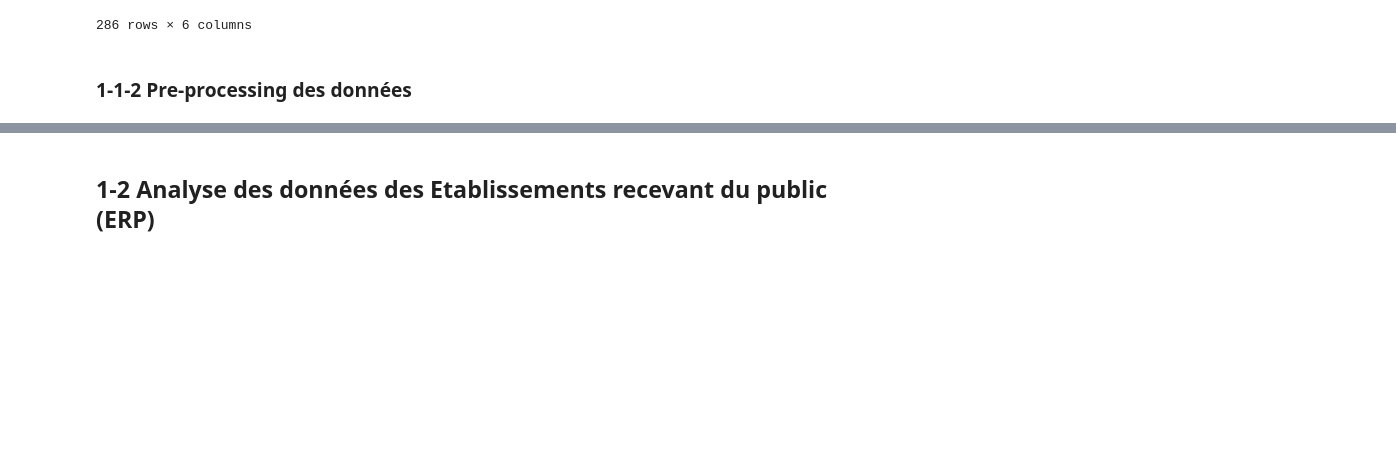
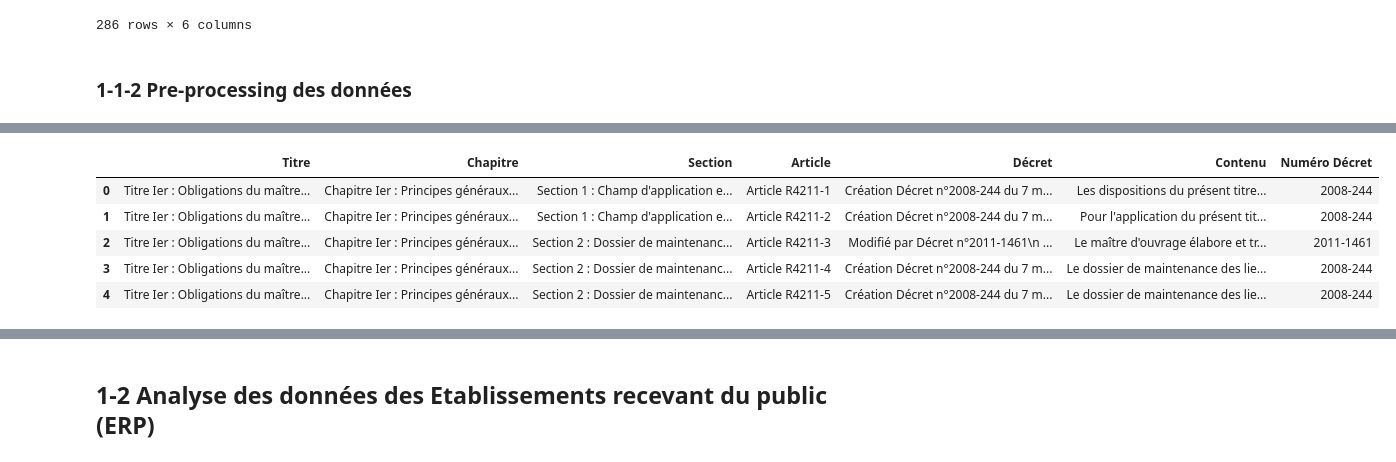
Before and after one commit to MarineDS23/BOT-Technique, a Jupyter notebook: notebooks/bot_scrapping.ipynb, the cells around one changed output, grey strips where cells are left out. Saved outputs shown, nothing was run; the diff lists cells and outputs as text; code cells hidden in the pictures; blank space fills up the shorter version.

```diff
--- a/notebooks/bot_scrapping.ipynb
+++ b/notebooks/bot_scrapping.ipynb
@@ -85,0 +160,11 @@ else:
+# %%
+df_final['Numéro Décret'] = df_final['Décret'].str.extract(r'n°(\d+-\d+)')
+df_final.head()
+# pas tout à fait vrai pour modifie le ...
+# %% [output]
+|  | Titre | Chapitre | Section | Article | Décret | Contenu | Numéro Décret |
+| 0 | Titre Ier : Obligations du maître... | Chapitre Ier : Principes généraux... | Section 1 : Champ d'application e... | Article R4211-1 | Création Décret n°2008-244 du 7 m... | Les dispositions du présent titre... | 2008-244 |
+| 1 | Titre Ier : Obligations du maître... | Chapitre Ier : Principes généraux... | Section 1 : Champ d'application e... | Article R4211-2 | Création Décret n°2008-244 du 7 m... | Pour l'application du présent tit... | 2008-244 |
+| 2 | Titre Ier : Obligations du maître... | Chapitre Ier : Principes généraux... | Section 2 : Dossier de maintenanc... | Article R4211-3 | Modifié par Décret n°2011-1461\n ... | Le maître d'ouvrage élabore et tr... | 2011-1461 |
+| 3 | Titre Ier : Obligations du maître... | Chapitre Ier : Principes généraux... | Section 2 : Dossier de maintenanc... | Article R4211-4 | Création Décret n°2008-244 du 7 m... | Le dossier de maintenance des lie... | 2008-244 |
+| 4 | Titre Ier : Obligations du maître... | Chapitre Ier : Principes généraux... | Section 2 : Dossier de maintenanc... | Article R4211-5 | Création Décret n°2008-244 du 7 m... | Le dossier de maintenance des lie... | 2008-244 |
```
Also changed, not shown: parts of 9 cells of this notebook.
